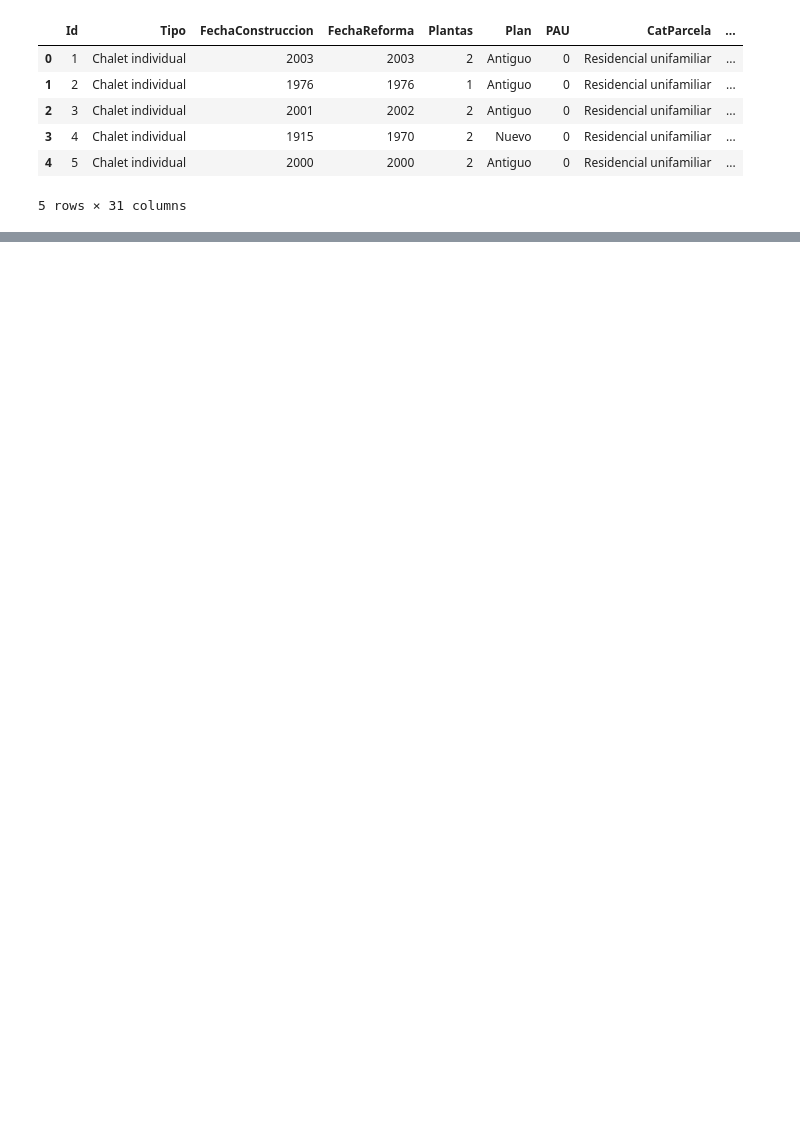
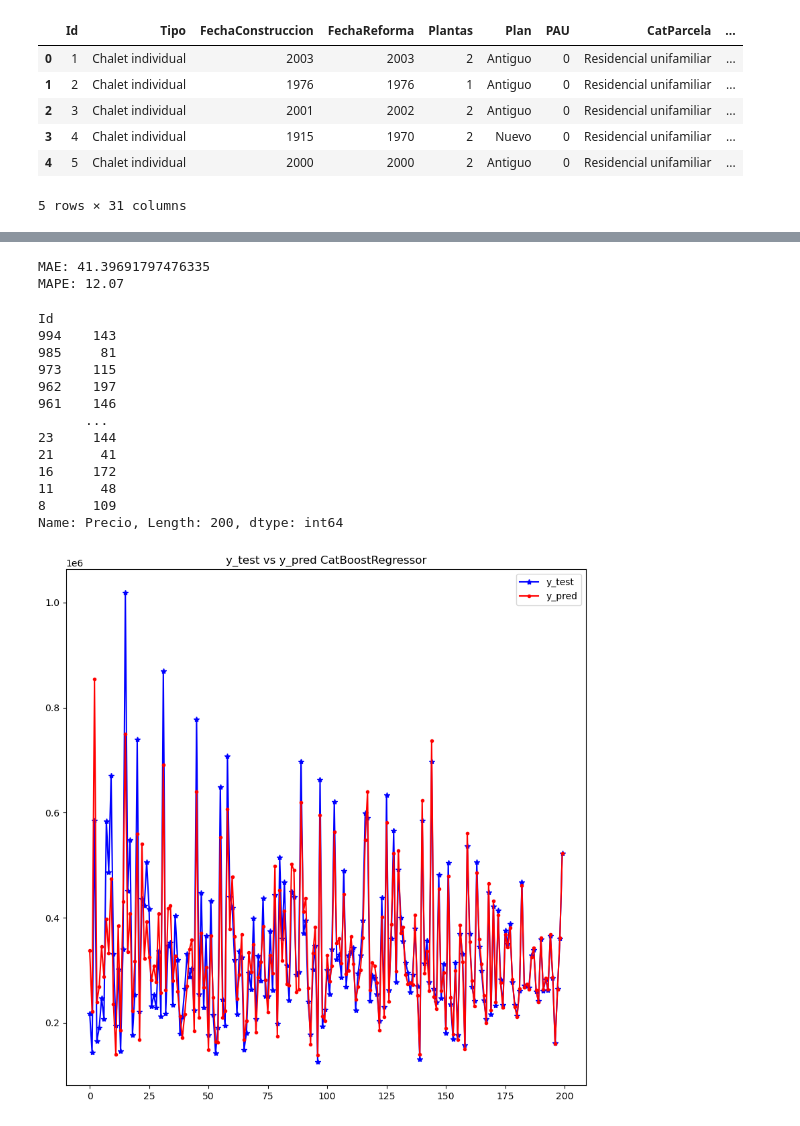
Before and after one commit to inogii/lacasademickeymouse, a Jupyter notebook: main.ipynb, the cells around one changed output, grey strips where cells are left out. Cells and saved outputs as stored; diff of their text form; code cells hidden in the pictures; blank space fills up the shorter version.

```diff
--- a/main.ipynb
+++ b/main.ipynb
@@ -227,25 +296,0 @@ X_test = pca.transform(X_test)
-# %%
-def train_model(model, X_train, y_train):
-    model.fit(X_train, y_train)
-    return model
-
-def test_model(model, X_test, y_test):
-    y_pred = model.predict(X_test)
-    return y_pred
-
-def visualize_test(y_test, y_pred, ax, model_name):
-    paired = sorted(list(zip(y_test, y_pred)))
-    y_test_sorted, y_pred_sorted = zip(*paired)
-
-    mae = mean_absolute_error(y_test_sorted, y_pred_sorted)
-    mape = mean_absolute_percentage_error(y_test_sorted, y_pred_sorted)
-
-    # print in scientific notation format
-    print('MAE: {:}'.format(mae/1000))
-    print('MAPE: {:.4}'.format(mape*100))
-    # plot y_test and y_pred values to visualize the model performance
-    num_range = np.arange(0, len(y_test))
-    ax.plot(y_test_sorted, label='y_test', marker='*', color='blue')
-    ax.plot(y_pred_sorted, label='y_pred', marker='.', color='red')
-    ax.set_title(f'y_test vs y_pred {model_name}')
-    ax.legend()
@@ -252 +422,37 @@ def visualize_test(y_test, y_pred, ax, model_name):
+# %%
+best_params = {'max_leaves': 8,
+          'depth': 3,
+          'od_wait': 200,
+          'l2_leaf_reg': 3,
+          'iterations': 200000,
+          'model_size_reg': 0.7,
+          'learning_rate': 0.05,
+          'random_seed': 42 }
+
+fig, axes = plt.subplots(nrows=1, ncols=1, figsize=(10, 10))
+final_model = CatBoostRegressor(**best_params)
+
+final_model.fit(X_train, y_train, eval_set=(X_test, y_test), verbose=False)
+
+y_pred = final_model.predict(X_test)
+y_pred = np.expm1(y_pred)
+
+visualize_test(y_test, y_pred, ax=axes, model_name='CatBoostRegressor')
+# %% [output]
+MAE: 41.39691797476335
+MAPE: 12.07
+Id
+994    143
+985     81
+973    115
+962    197
+961    146
+      ...
+23     144
+21      41
+16     172
+11      48
+8      109
+Name: Precio, Length: 200, dtype: int64
+[figure, added]
 # %%
```
Also changed, not shown: parts of 26 cells of this notebook, 11 other files.
